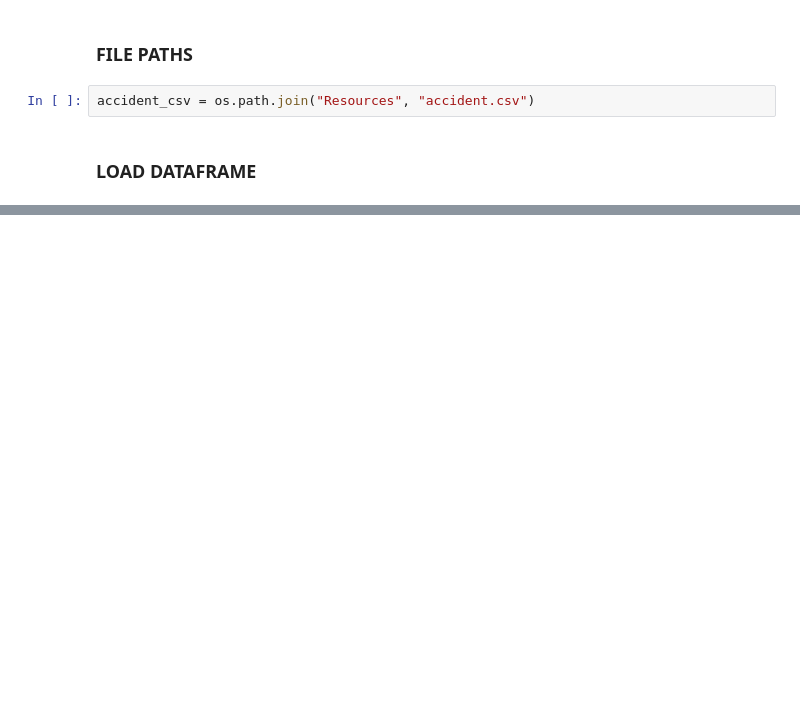
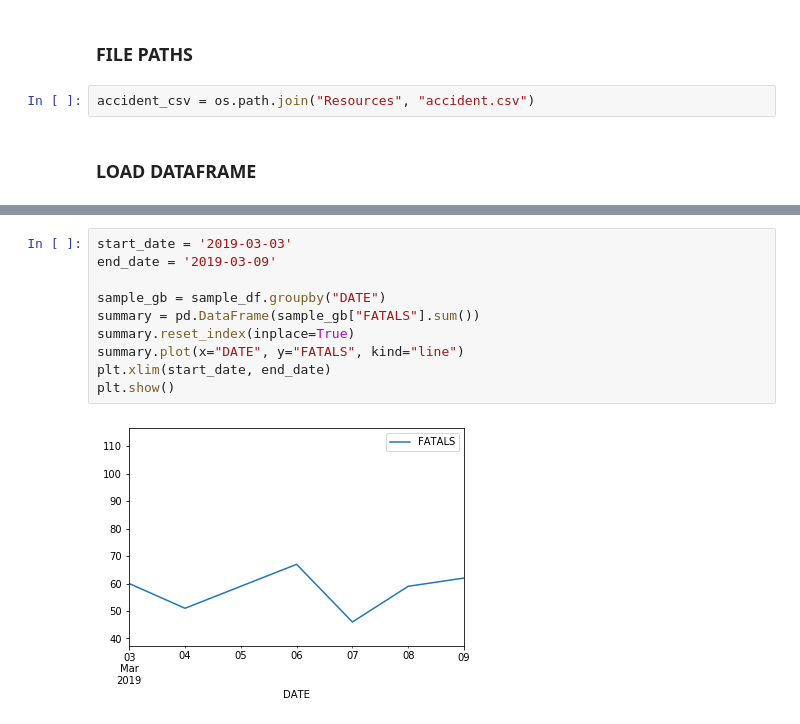
Before and after one commit to vieravfg/Analysis-of-Traffic-Fatalities, a Jupyter notebook: main.ipynb, the cells around one changed output, grey strips where cells are left out. Drawn from its saved outputs; the diff is of its cells as text; blank space fills up the shorter version.

```diff
--- a/main.ipynb
+++ b/main.ipynb
@@ -24,0 +83,12 @@ df = df[df["DRUNK_DR"]==0] # EXCLUDE DRUNK DRIVERS
+# %%
+start_date = '2019-03-03'
+end_date = '2019-03-09'
+
+sample_gb = sample_df.groupby("DATE")
+summary = pd.DataFrame(sample_gb["FATALS"].sum())
+summary.reset_index(inplace=True)
+summary.plot(x="DATE", y="FATALS", kind="line")
+plt.xlim(start_date, end_date)
+plt.show()
+# %% [output]
+[figure, added]
```
Also changed, not shown: parts of 13 cells of this notebook.
